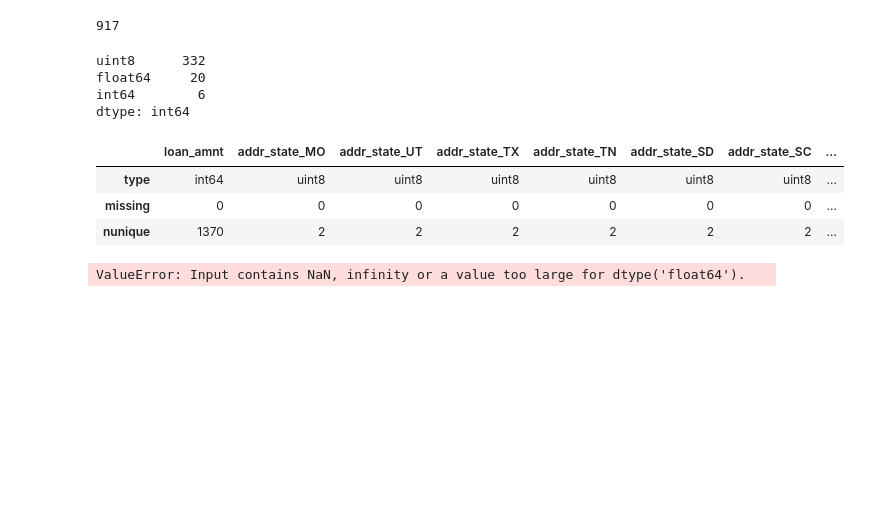
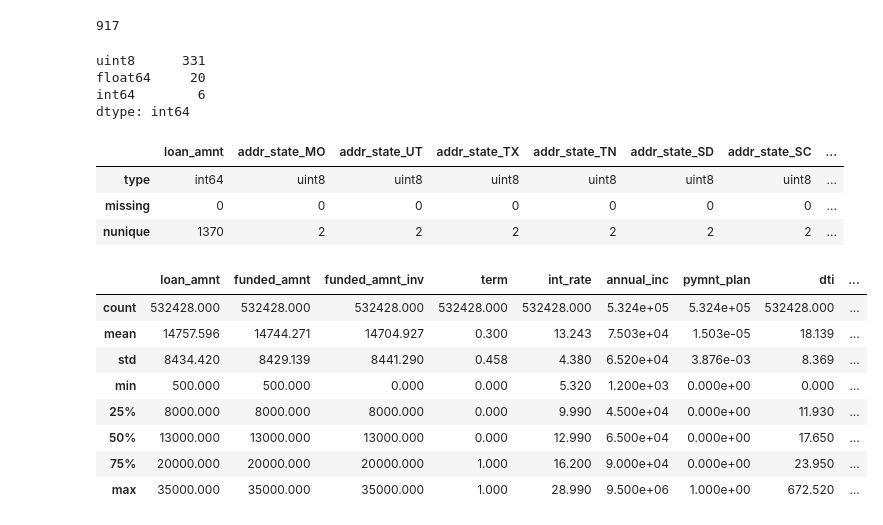
Before and after one commit to dev-rpr/MachineLearning, a Jupyter notebook: HackerEarth_BankLoan.ipynb, the cells around one changed output. Saved outputs shown, nothing was run; the diff lists cells and outputs as text; code cells hidden in the pictures; blank space fills up the shorter version.

```diff
--- a/HackerEarth_BankLoan.ipynb
+++ b/HackerEarth_BankLoan.ipynb
@@ -329,13 +337,13 @@ train['zip_code'] = train['zip_code'].apply(lambda x: x[0])
 # %%
 train = pd.concat([train,pd.get_dummies(train['zip_code'],prefix='zip')],axis=1)
 # %%
-drop_zip = train['zip_code'].value_counts().index[0]
+drop_zip = 'zip_' + train['zip_code'].value_counts().index[0]
 # %%
 train.drop(['emp_title','title','zip_code',drop_zip],axis=1, inplace =True)
 # %%
 train.dtypes.value_counts()
 # %% [output]
-uint8      332
+uint8      331
 float64     20
 int64        6
 dtype: int64
@@ -347,3 +355,15 @@ final_test.T
 | type | int64 | uint8 | uint8 | uint8 | uint8 | uint8 | uint8 | ... |
 | missing | 0 | 0 | 0 | 0 | 0 | 0 | 0 | ... |
 | nunique | 1370 | 2 | 2 | 2 | 2 | 2 | 2 | ... |
+# %%
+train.describe()
+# %% [output]
+|  | loan_amnt | funded_amnt | funded_amnt_inv | term | int_rate | annual_inc | pymnt_plan | dti | ... |
+| count | 532428.000 | 532428.000 | 532428.000 | 532428.000 | 532428.000 | 5.324e+05 | 5.324e+05 | 532428.000 | ... |
+| mean | 14757.596 | 14744.271 | 14704.927 | 0.300 | 13.243 | 7.503e+04 | 1.503e-05 | 18.139 | ... |
+| std | 8434.420 | 8429.139 | 8441.290 | 0.458 | 4.380 | 6.520e+04 | 3.876e-03 | 8.369 | ... |
+| min | 500.000 | 500.000 | 0.000 | 0.000 | 5.320 | 1.200e+03 | 0.000e+00 | 0.000 | ... |
+| 25% | 8000.000 | 8000.000 | 8000.000 | 0.000 | 9.990 | 4.500e+04 | 0.000e+00 | 11.930 | ... |
+| 50% | 13000.000 | 13000.000 | 13000.000 | 0.000 | 12.990 | 6.500e+04 | 0.000e+00 | 17.650 | ... |
+| 75% | 20000.000 | 20000.000 | 20000.000 | 1.000 | 16.200 | 9.000e+04 | 0.000e+00 | 23.950 | ... |
+| max | 35000.000 | 35000.000 | 35000.000 | 1.000 | 28.990 | 9.500e+06 | 1.000e+00 | 672.520 | ... |
@@ -350,9 +376,7 @@ final_test.T
 # %%
-X_train, X_test, y_train, y_test = train_test_split(train, target, random_state=seed)
+X_train, X_test, y_train, y_test = train_test_split(total, target, random_state=seed)
 scaler = StandardScaler()
 X_train_scaled = scaler.fit_transform(X_train)
 X_test_scaled = scaler.transform(X_test)
-# %% [output]
-ValueError: Input contains NaN, infinity or a value too large for dtype('float64').
 # %%
 print(X_train.shape, X_test.shape, y_train.shape, y_test.shape)
```
Also changed, not shown: parts of 15 cells of this notebook.
